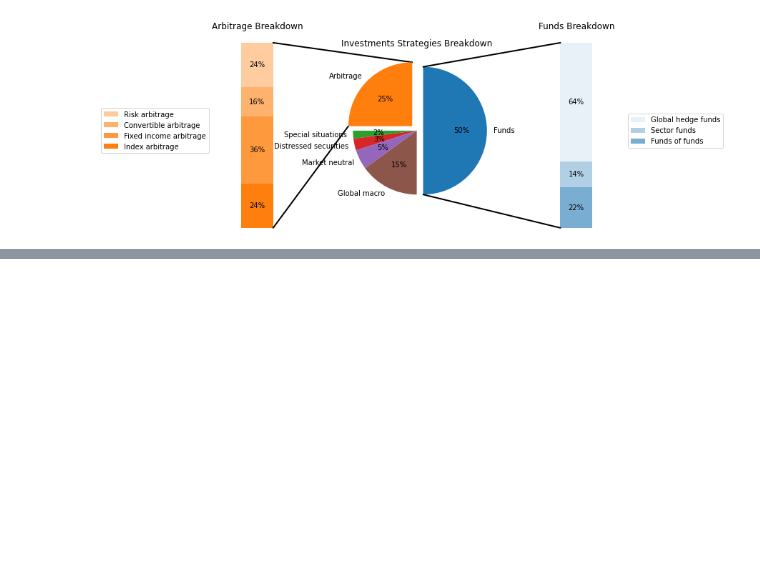
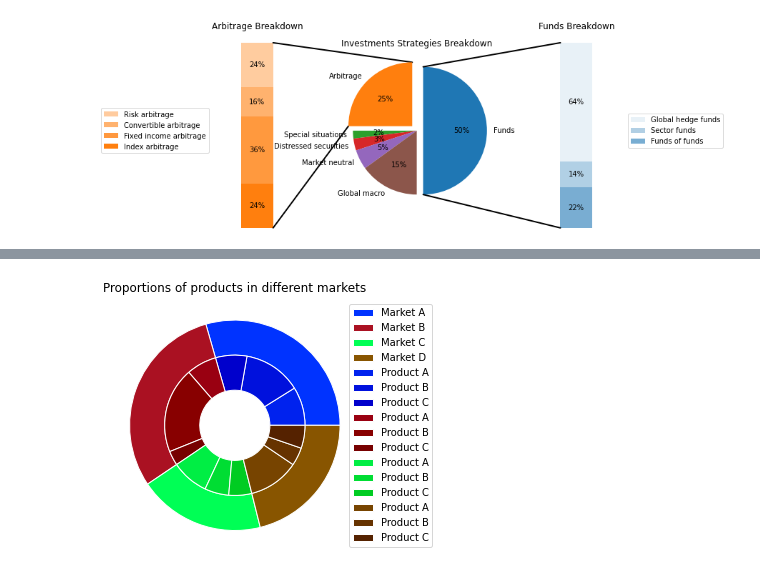
Before and after one commit to Tony-578378/Basic-Codes, a Jupyter notebook: python_as_a_beginning.ipynb, the cells around one changed output, grey strips where cells are left out. Drawn from its saved outputs; the diff is of its cells as text; code cells hidden in the pictures; blank space fills up the shorter version.

```diff
--- a/python_as_a_beginning.ipynb
+++ b/python_as_a_beginning.ipynb
@@ -554,0 +582,37 @@ plt.show()
+# %%
+##Method 2: using 'ax.bar' and polar coordinates.
+
+import matplotlib.pyplot as plt
+import numpy as np
+
+fig, ax = plt.subplots(subplot_kw=dict(projection="polar"))
+
+size = 0.4
+vals = np.array([[32., 48., 26.], [25., 71., 12.], [31., 20., 19.], [42., 15., 19.]])
+# Normalise vals to 2 pi
+valsnorm = vals/np.sum(vals)*2*np.pi
+# Obtain the ordinates of the bar edges
+valsleft = np.cumsum(np.append(0, valsnorm.flatten()[:-1])).reshape(vals.shape)
+
+outer_colors = ["#0033FF", "#AA1122", "#00FF55", "#885500"]
+inner_colors = ["#0022EE", "#0011DD", "#0000CC", "#990011", "#880000", "#770000", "#00EE44", "#00DD33", "#00CC22",
+                "#774400", "#663300", "#552200"]
+outer_labels = ['Market A', 'Market B', 'Market C', 'Market D']
+inner_labels = ['Product A', 'Product B', 'Product C', 'Product A', 'Product B', 'Product C', 'Product A',
+                'Product B', 'Product C', 'Product A', 'Product B', 'Product C']
+
+ax.bar(x = valsleft[:, 0], #obtain all rows and the first column of valsleft, which are 32, 25, etc.
+       width = valsnorm.sum(axis = 1), bottom = 1.2-size, height = size,
+       color = outer_colors, label = outer_labels, edgecolor = 'w', linewidth = 1, align = "edge")
+
+ax.bar(x=valsleft.flatten(),
+       width = valsnorm.flatten(), bottom = 1.2-2*size, height = size,
+       color = inner_colors, label = inner_labels, edgecolor='w', linewidth = 1, align = "edge")
+
+ax.set(title='Proportions of products in different markets')
+ax.set_axis_off()
+ax.legend(loc='center left', bbox_to_anchor=(1, 0.5)) #Labels are not shown directly in ax.bar. Put the centre-left side of the legend box at the coordinate (1, 0.5).
+
+plt.show()
+# %% [output]
+[figure, added]
```
Also changed, not shown: parts of 2 cells of this notebook.
